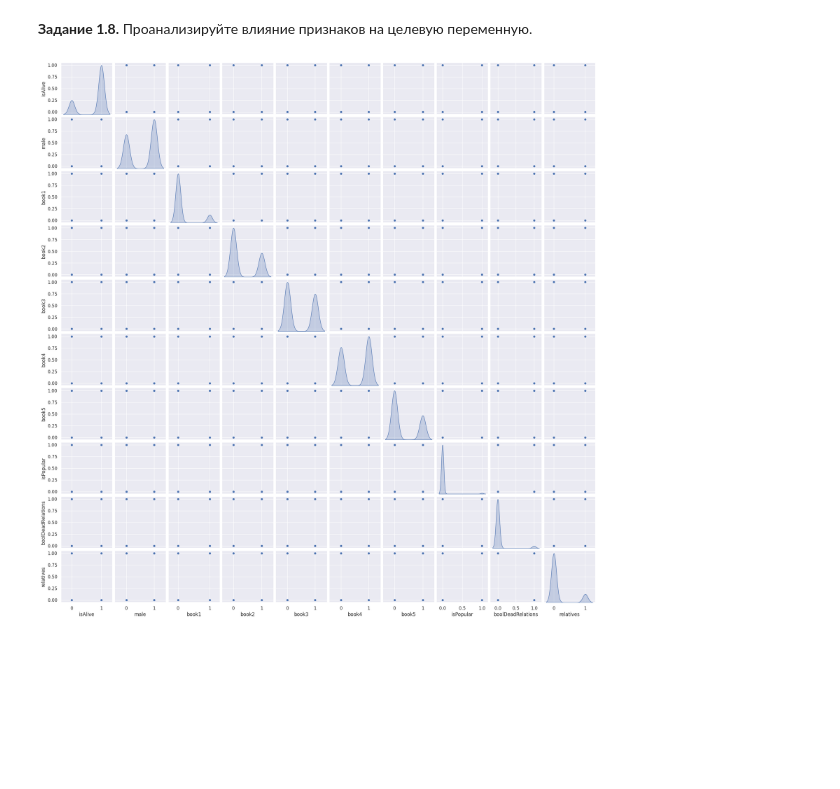
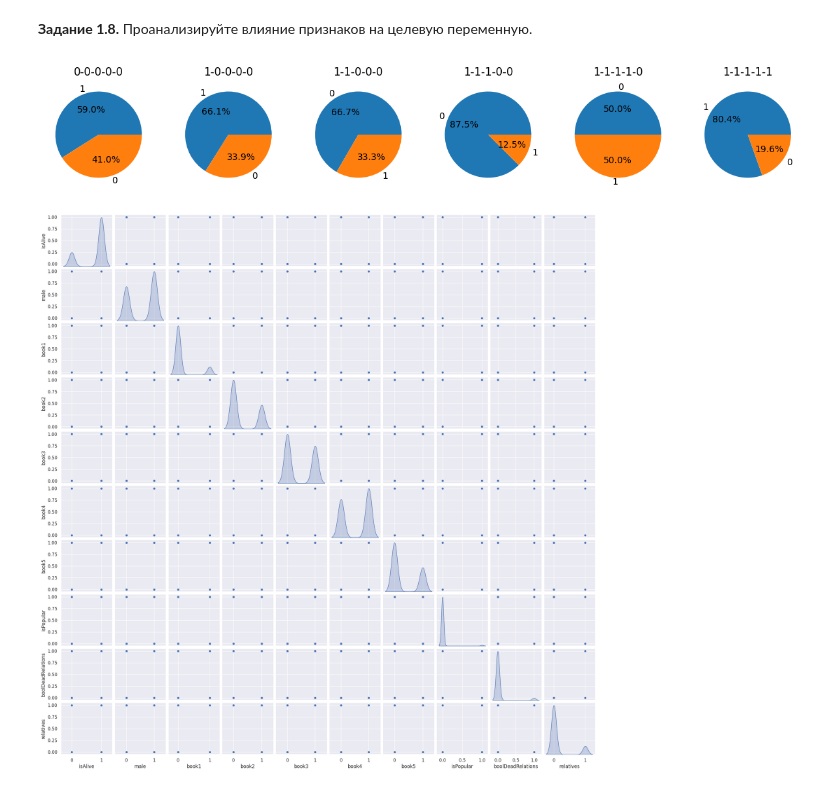
Before and after one commit to 2813/dls-homework, a Jupyter notebook: [homework]game_of_thrones_prediction.ipynb, the cells around one changed output. Drawn from its saved outputs; the diff is of its cells as text; code cells hidden in the pictures; blank space fills up the shorter version.

```diff
--- a/[homework]game_of_thrones_prediction.ipynb
+++ b/[homework]game_of_thrones_prediction.ipynb
@@ -341,3 +339,15 @@ data
 1557 rows × 525 columns
 # %% [markdown]
 **Задание 1.8.** Проанализируйте влияние признаков на целевую переменную.
+# %%
+ddd = ["book1", "book2", "book3", "book4", "book5", "isAlive"]
+df1  = data.loc[(data.book1 ==1) & (data.book2 ==1) & (data.book3 ==1) & (data.book4 ==1) & (data.book5 ==1) , ddd]
+# %%
+df00000  = data.loc[(data.book1 ==0) & (data.book2 ==0) & (data.book3 ==0) & (data.book4 ==0) & (data.book5 ==0) , ddd]
+# %%
+df10000  = data.loc[(data.book1 ==1) & (data.book2 ==0) & (data.book3 ==0) & (data.book4 ==0) & (data.book5 ==0) , ddd]
+# %%
+df11000  = data.loc[(data.book1 ==1) & (data.book2 ==1) & (data.book3 ==0) & (data.book4 ==0) & (data.book5 ==0) , ddd]
+df11100  = data.loc[(data.book1 ==1) & (data.book2 ==1) & (data.book3 ==1) & (data.book4 ==0) & (data.book5 ==0) , ddd]
+df11110  = data.loc[(data.book1 ==1) & (data.book2 ==1) & (data.book3 ==1) & (data.book4 ==1) & (data.book5 ==0) , ddd]
+df11111  = data.loc[(data.book1 ==1) & (data.book2 ==1) & (data.book3 ==1) & (data.book4 ==1) & (data.book5 ==1) , ddd]
@@ -344,3 +366,34 @@ data
+# %%
+# Готовим данные для графика
+data1 = df00000['isAlive'].value_counts()
+data2 = df10000['isAlive'].value_counts()
+data3 = df11000['isAlive'].value_counts()
+data4 = df11100['isAlive'].value_counts()
+data5 = df11110['isAlive'].value_counts()
+data6 = df11111['isAlive'].value_counts()
+
+# Строим круговую диаграмму
+fig, (ax1, ax2, ax3, ax4, ax5, ax6) = plt.subplots(1, 6, figsize=(15,8))
+
+ax1.pie(data1.values, labels=data1.index, autopct='%1.1f%%')
+ax2.pie(data2.values, labels=data2.index, autopct='%1.1f%%')
+ax3.pie(data3.values, labels=data3.index, autopct='%1.1f%%')
+ax4.pie(data4.values, labels=data4.index, autopct='%1.1f%%')
+ax5.pie(data5.values, labels=data5.index, autopct='%1.1f%%')
+ax6.pie(data6.values, labels=data6.index, autopct='%1.1f%%')
+
+ax1.set_title("0-0-0-0-0")
+ax2.set_title("1-0-0-0-0")
+ax3.set_title("1-1-0-0-0")
+ax4.set_title("1-1-1-0-0")
+ax5.set_title("1-1-1-1-0")
+ax6.set_title("1-1-1-1-1")
+
+#plt.legend(['не выжил, выжил'])
+
+plt.show()
+# %% [output]
+[figure, added]
 # %%
 features = ["isAlive", "male", "book1", "book2", "book3", "book4", "book5", "isPopular", "boolDeadRelations", "relatives"] # перечислим признаки по которым будем смотреть корреляцию
 
```
Also changed, not shown: parts of 12 cells of this notebook.
